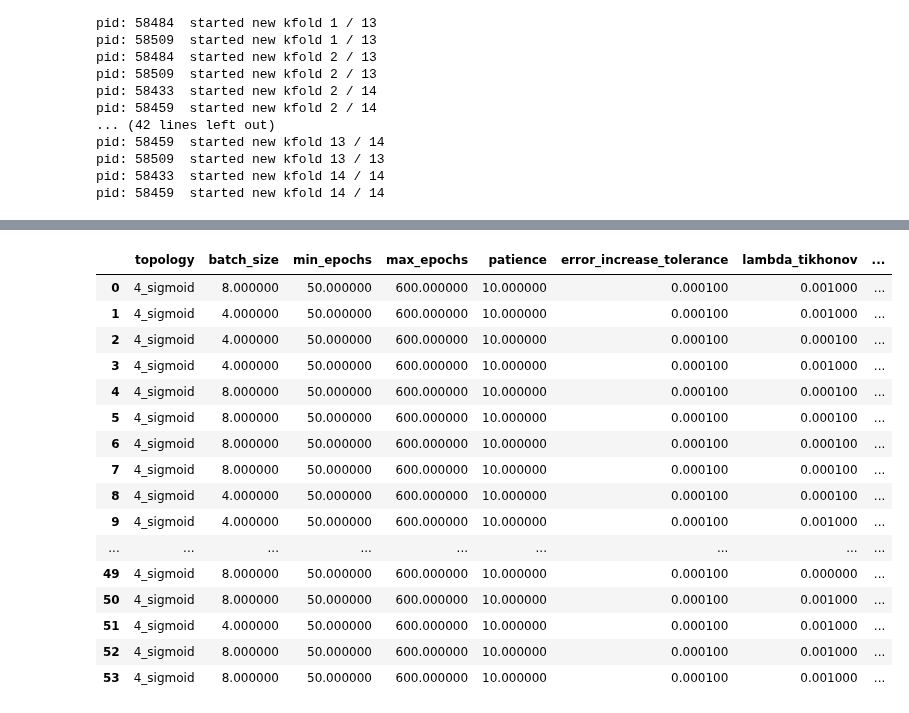
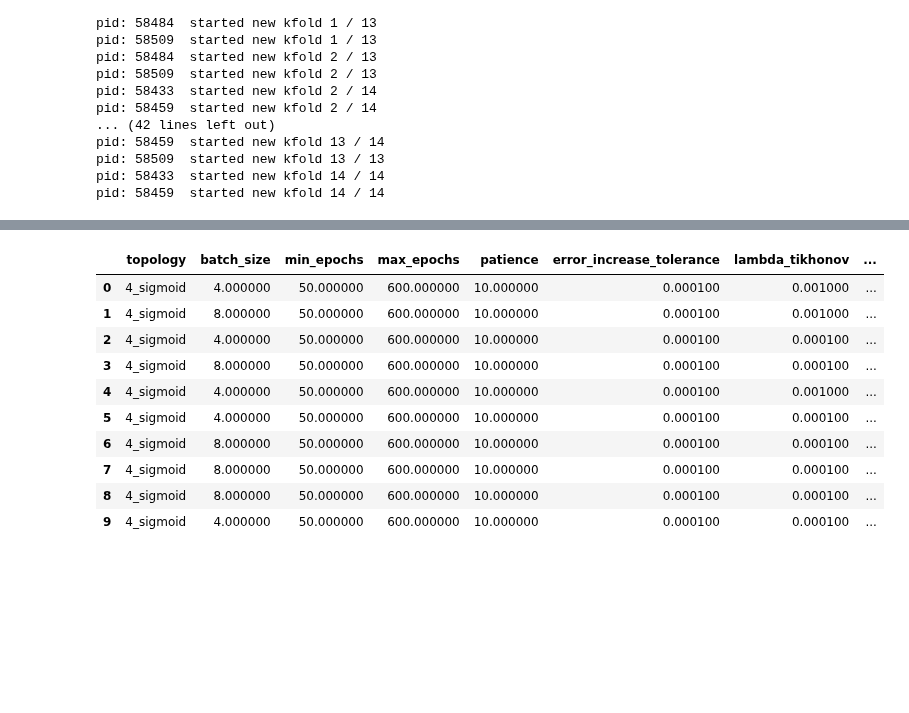
Before and after one commit to JacopoRaffi/ML_Proj_NN, a Jupyter notebook: notebook/nn_test_monk_3.ipynb, the cells around one changed output, grey strips where cells are left out. Saved outputs shown, nothing was run; the diff lists cells and outputs as text; code cells hidden in the pictures; blank space fills up the shorter version.

Commit message:
notebook cleaning

```diff
--- a/notebook/nn_test_monk_3.ipynb
+++ b/notebook/nn_test_monk_3.ipynb
@@ -97,7 +97,7 @@ pid: 58509  started new kfold 13 / 13
 pid: 58433  started new kfold 14 / 14
 pid: 58459  started new kfold 14 / 14
 # %%
-results_files = ['monk_3_test_kf.csv']
+results_files = ['monk_3_kf.csv']
 topologies = ['4_sigmoid']
 folder = '../data/gs_data/'
 topologies_dict = {}
@@ -152,27 +151,21 @@ tr_input_col = [item for item in list(gs_results.columns) if item not in metrics
 # %%
 error_treshold = 0.01
 gs_results_clean = gs_results.loc[(gs_results['mean_accuracy'].notna()) & (gs_results['mean_accuracy'] > error_treshold)].copy()
 
 gs_results_clean = gs_results_clean.reset_index(drop=True)
-gs_results_clean.style.background_gradient(cmap='Blues')
+gs_results_clean.head(10).style.background_gradient(cmap='Blues')
 # %% [output]
 |  | topology | batch_size | min_epochs | max_epochs | patience | error_increase_tolerance | lambda_tikhonov | ... |
-| 0 | 4_sigmoid | 8.000000 | 50.000000 | 600.000000 | 10.000000 | 0.000100 | 0.001000 | ... |
-| 1 | 4_sigmoid | 4.000000 | 50.000000 | 600.000000 | 10.000000 | 0.000100 | 0.001000 | ... |
+| 0 | 4_sigmoid | 4.000000 | 50.000000 | 600.000000 | 10.000000 | 0.000100 | 0.001000 | ... |
+| 1 | 4_sigmoid | 8.000000 | 50.000000 | 600.000000 | 10.000000 | 0.000100 | 0.001000 | ... |
 | 2 | 4_sigmoid | 4.000000 | 50.000000 | 600.000000 | 10.000000 | 0.000100 | 0.000100 | ... |
-| 3 | 4_sigmoid | 4.000000 | 50.000000 | 600.000000 | 10.000000 | 0.000100 | 0.001000 | ... |
-| 4 | 4_sigmoid | 8.000000 | 50.000000 | 600.000000 | 10.000000 | 0.000100 | 0.000100 | ... |
-| 5 | 4_sigmoid | 8.000000 | 50.000000 | 600.000000 | 10.000000 | 0.000100 | 0.000100 | ... |
+| 3 | 4_sigmoid | 8.000000 | 50.000000 | 600.000000 | 10.000000 | 0.000100 | 0.000100 | ... |
+| 4 | 4_sigmoid | 4.000000 | 50.000000 | 600.000000 | 10.000000 | 0.000100 | 0.001000 | ... |
+| 5 | 4_sigmoid | 4.000000 | 50.000000 | 600.000000 | 10.000000 | 0.000100 | 0.000100 | ... |
 | 6 | 4_sigmoid | 8.000000 | 50.000000 | 600.000000 | 10.000000 | 0.000100 | 0.000100 | ... |
 | 7 | 4_sigmoid | 8.000000 | 50.000000 | 600.000000 | 10.000000 | 0.000100 | 0.000100 | ... |
-| 8 | 4_sigmoid | 4.000000 | 50.000000 | 600.000000 | 10.000000 | 0.000100 | 0.000100 | ... |
-| 9 | 4_sigmoid | 4.000000 | 50.000000 | 600.000000 | 10.000000 | 0.000100 | 0.001000 | ... |
-| ... | ... | ... | ... | ... | ... | ... | ... | ... |
-| 49 | 4_sigmoid | 8.000000 | 50.000000 | 600.000000 | 10.000000 | 0.000100 | 0.000000 | ... |
-| 50 | 4_sigmoid | 8.000000 | 50.000000 | 600.000000 | 10.000000 | 0.000100 | 0.001000 | ... |
-| 51 | 4_sigmoid | 4.000000 | 50.000000 | 600.000000 | 10.000000 | 0.000100 | 0.001000 | ... |
-| 52 | 4_sigmoid | 8.000000 | 50.000000 | 600.000000 | 10.000000 | 0.000100 | 0.001000 | ... |
-| 53 | 4_sigmoid | 8.000000 | 50.000000 | 600.000000 | 10.000000 | 0.000100 | 0.001000 | ... |
+| 8 | 4_sigmoid | 8.000000 | 50.000000 | 600.000000 | 10.000000 | 0.000100 | 0.000100 | ... |
+| 9 | 4_sigmoid | 4.000000 | 50.000000 | 600.000000 | 10.000000 | 0.000100 | 0.000100 | ... |
 # %%
 #  best performance
 n_best_fem = 1
```
Also changed, not shown: parts of 9 cells of this notebook, 6 other files.
